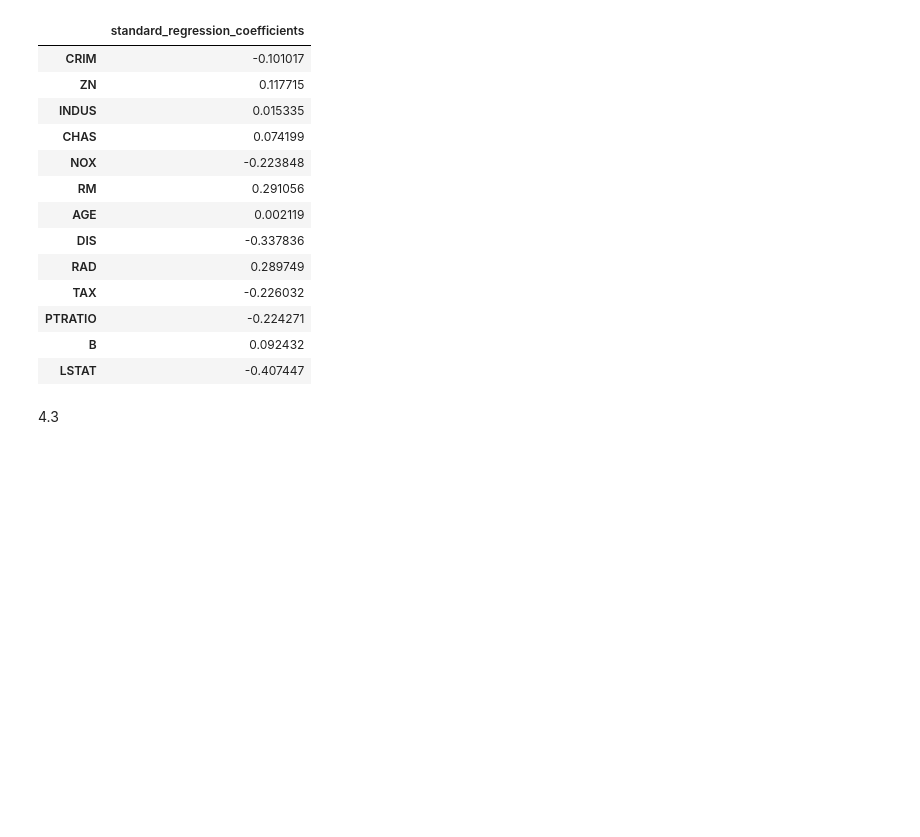
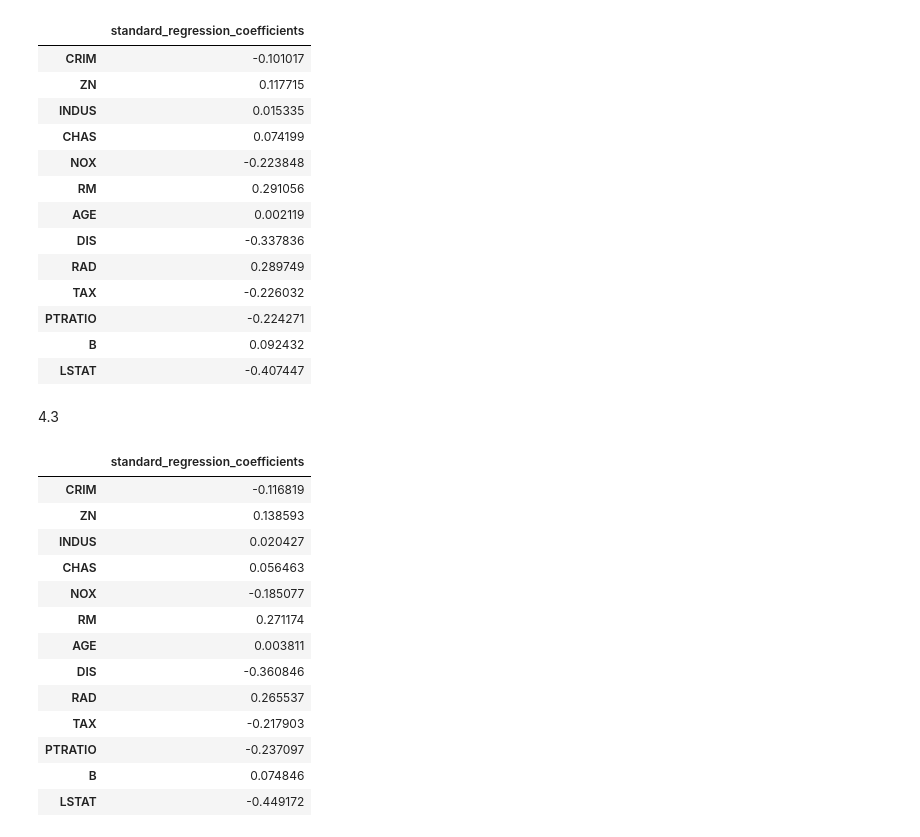
Before and after one commit to tyuyamato/ML_training, a Jupyter notebook: 金子本_4章.ipynb, the cells around one changed output. Saved outputs shown, nothing was run; the diff lists cells and outputs as text; code cells hidden in the pictures; blank space fills up the shorter version.

```diff
--- a/金子本_4章.ipynb
+++ b/金子本_4章.ipynb
@@ -247,0 +271,24 @@ display(standard_regression_coefficients)
+# %%
+# 最小二乗法による線形単回帰分析による標準回帰係数の計算
+model = LinearRegression()  # モデルの宣言
+model.fit(autoscaled_x_train, autoscaled_y_train)  # モデルの構築
+
+# 標準回帰係数
+standard_regression_coefficients = pd.DataFrame(model.coef_, index=x_train.columns,
+                                                columns=['standard_regression_coefficients'])
+display(standard_regression_coefficients)
+# %% [output]
+|  | standard_regression_coefficients |
+| CRIM | -0.116819 |
+| ZN | 0.138593 |
+| INDUS | 0.020427 |
+| CHAS | 0.056463 |
+| NOX | -0.185077 |
+| RM | 0.271174 |
+| AGE | 0.003811 |
+| DIS | -0.360846 |
+| RAD | 0.265537 |
+| TAX | -0.217903 |
+| PTRATIO | -0.237097 |
+| B | 0.074846 |
+| LSTAT | -0.449172 |
```
Also changed, not shown: parts of 10 cells of this notebook.
